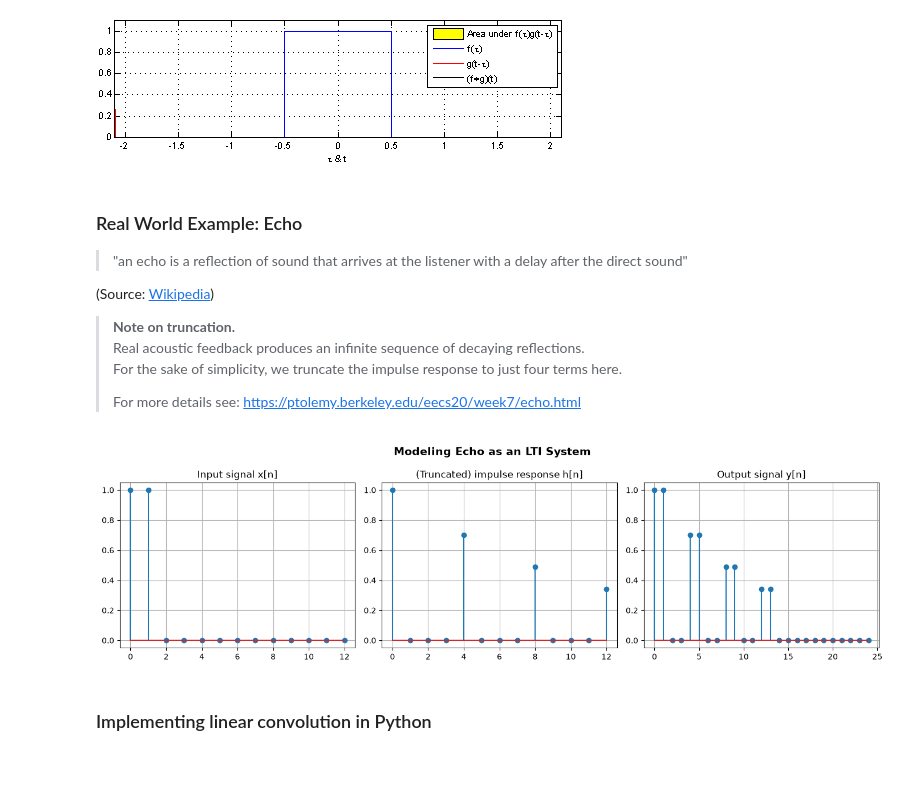
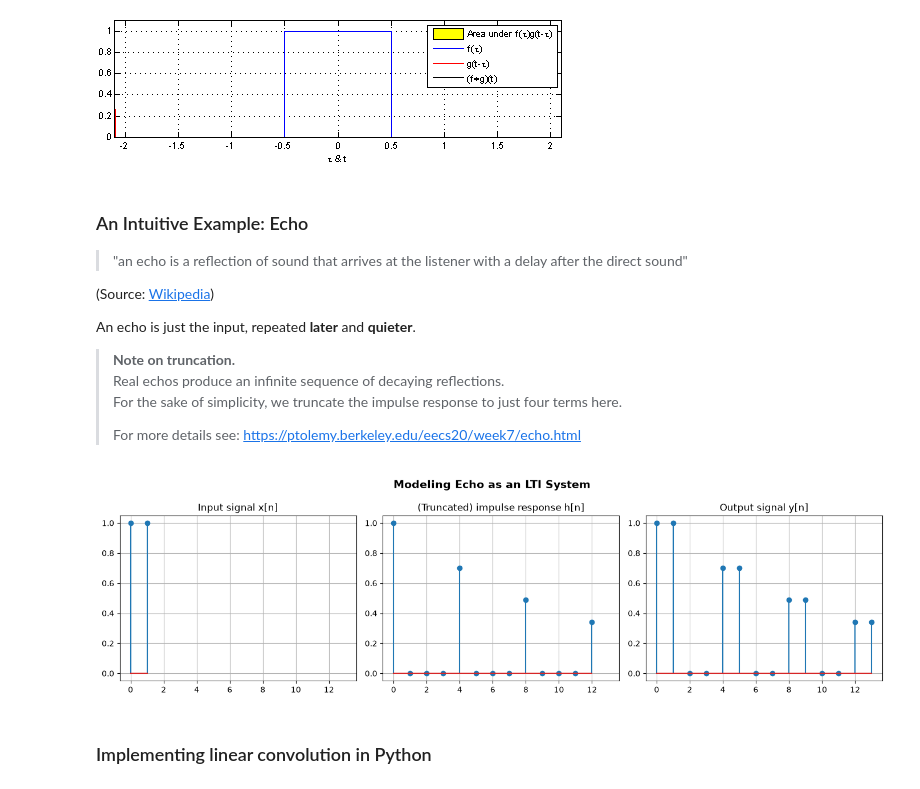
Before and after one commit to moritz-hauser/sip-tutorials, a Jupyter notebook: 01_signals_and_systems/signals_and_systems_tutorial_solution.ipynb, the cells around one changed output. Saved outputs shown, nothing was run; the diff lists cells and outputs as text; code cells hidden in the pictures.

Commit message:
refactor echo example code

```diff
--- a/01_signals_and_systems/signals_and_systems_tutorial_solution.ipynb
+++ b/01_signals_and_systems/signals_and_systems_tutorial_solution.ipynb
@@ -94,52 +94,50 @@ Sources
 # %% [markdown]
 ![Convolution_of_box_signal_with_itself2.gif](attachment:Convolution_of_box_signal_with_itself2.gif)
 # %% [markdown]
-### Real World Example: Echo
+### An Intuitive Example: Echo
+
 > "an echo is a reflection of sound that arrives at the listener with a delay after the direct sound"
 
 (Source: [Wikipedia](https://en.wikipedia.org/wiki/Echo))
 
+An echo is just the input, repeated **later** and **quieter**.
+
 > **Note on truncation.**
-> Real acoustic feedback produces an infinite sequence of decaying reflections.
+> Real echos produce an infinite sequence of decaying reflections.
 > For the sake of simplicity, we truncate the impulse response to just four terms here.
 >
 > For more details see: https://ptolemy.berkeley.edu/eecs20/week7/echo.html
 # %%
 # (truncated) impulse response of an echo
-echo_impulse_response = np.zeros(13)
-echo_impulse_response[0] = 1
-echo_impulse_response[4] = 0.7
-echo_impulse_response[8] = 0.49
-echo_impulse_response[12] = 0.343
+h = np.zeros(13)
+h[[0, 4, 8, 12]] = [1, 0.7, 0.49, 0.343]
 
 # input signal x[n]
-input_signal = np.zeros(len(echo_impulse_response))
-input_signal[0] = 1
-input_signal[1] = 1
+x = [1,1]
 
 # apply echo via linear convolution
-output_signal = np.convolve(input_signal, echo_impulse_response, mode='full')
+y = np.convolve(x, h, mode='full')
 
 # plot the results
-fig, axs = plt.subplots(1, 3, figsize=(14,4))
+fig, axs = plt.subplots(1, 3, figsize=(14,4), sharex=True)
 
-axs[0].stem(input_signal)
+axs[0].stem(x)
 axs[0].set_title("Input signal x[n]")
 axs[0].grid(True)
 
-axs[1].stem(echo_impulse_response)
+axs[1].stem(h)
 axs[1].grid(True)
 axs[1].set_title("(Truncated) impulse response h[n]")
 
-axs[2].stem(output_signal)
+axs[2].stem(y)
 axs[2].set_title("Output signal y[n]")
 axs[2].grid(True)
 
 fig.suptitle("Modeling Echo as an LTI System", fontsize=14, fontweight='bold')
 plt.tight_layout()
 plt.show()
 # %% [output]
-[figure, old version]
+[figure, new version]
 # %% [markdown]
 ### Implementing linear convolution in Python
 # %% [markdown]
```
Also changed, not shown: 1 other file.
